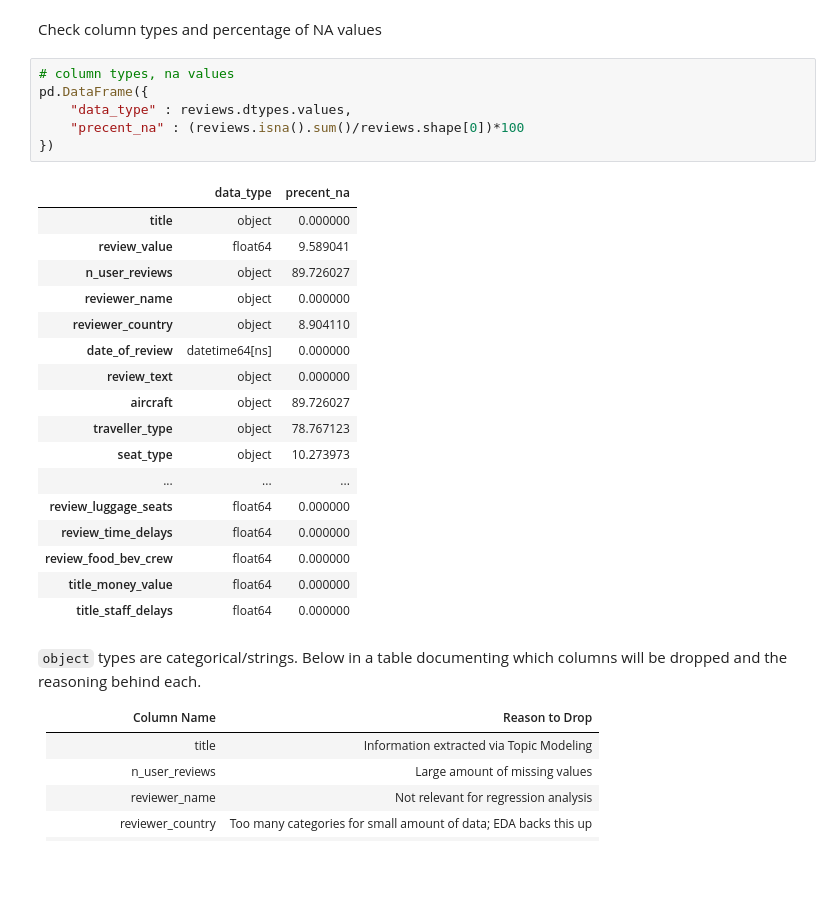
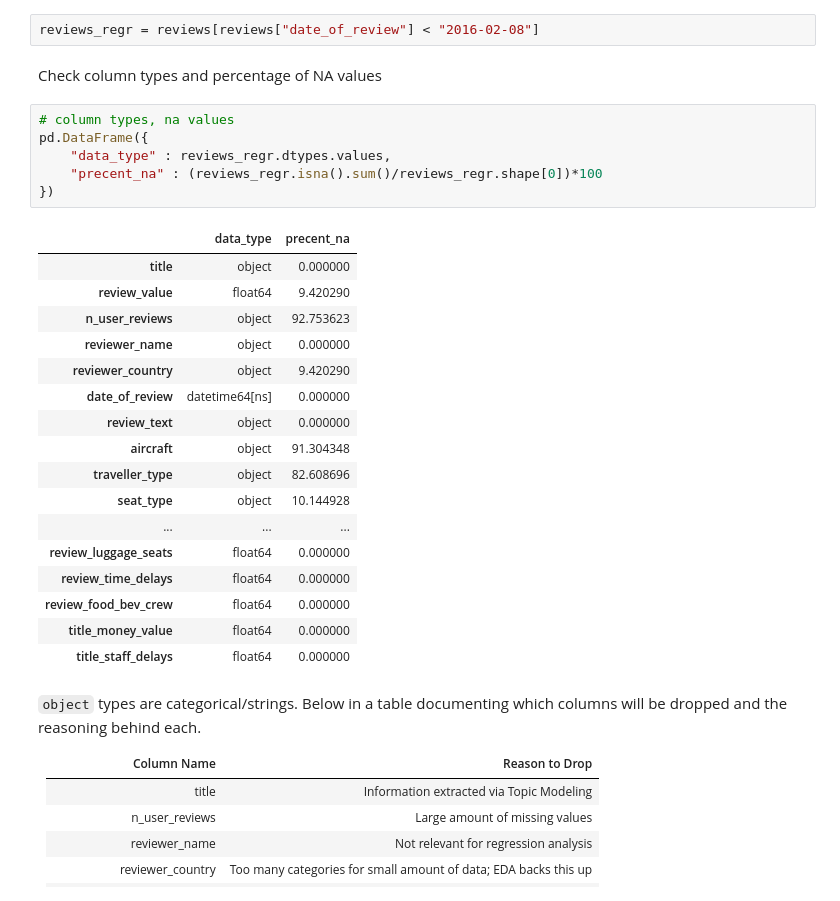
Before and after one commit to EvanYathon/airline_reviews, a Jupyter notebook: src/ipynbs/regression_analysis.ipynb, the cells around one changed output. Cells and saved outputs as stored; diff of their text form; blank space fills up the shorter version.

```diff
--- a/src/ipynbs/regression_analysis.ipynb
+++ b/src/ipynbs/regression_analysis.ipynb
@@ -37,23 +43,25 @@ Before running the regression analysis, a few things need to be done.
+# %%
+reviews_regr = reviews[reviews["date_of_review"] < "2016-02-08"]
 # %% [markdown]
 Check column types and percentage of NA values
 # %%
 # column types, na values
 pd.DataFrame({
-    "data_type" : reviews.dtypes.values,
-    "precent_na" : (reviews.isna().sum()/reviews.shape[0])*100
+    "data_type" : reviews_regr.dtypes.values,
+    "precent_na" : (reviews_regr.isna().sum()/reviews_regr.shape[0])*100
 })
 # %% [output]
 |  | data_type | precent_na |
 | title | object | 0.000000 |
-| review_value | float64 | 9.589041 |
-| n_user_reviews | object | 89.726027 |
+| review_value | float64 | 9.420290 |
+| n_user_reviews | object | 92.753623 |
 | reviewer_name | object | 0.000000 |
-| reviewer_country | object | 8.904110 |
+| reviewer_country | object | 9.420290 |
 | date_of_review | datetime64[ns] | 0.000000 |
 | review_text | object | 0.000000 |
-| aircraft | object | 89.726027 |
-| traveller_type | object | 78.767123 |
-| seat_type | object | 10.273973 |
+| aircraft | object | 91.304348 |
+| traveller_type | object | 82.608696 |
+| seat_type | object | 10.144928 |
 | ... | ... | ... |
 | review_luggage_seats | float64 | 0.000000 |
 | review_time_delays | float64 | 0.000000 |
```
Also changed, not shown: parts of 14 cells of this notebook, 1 other file.
